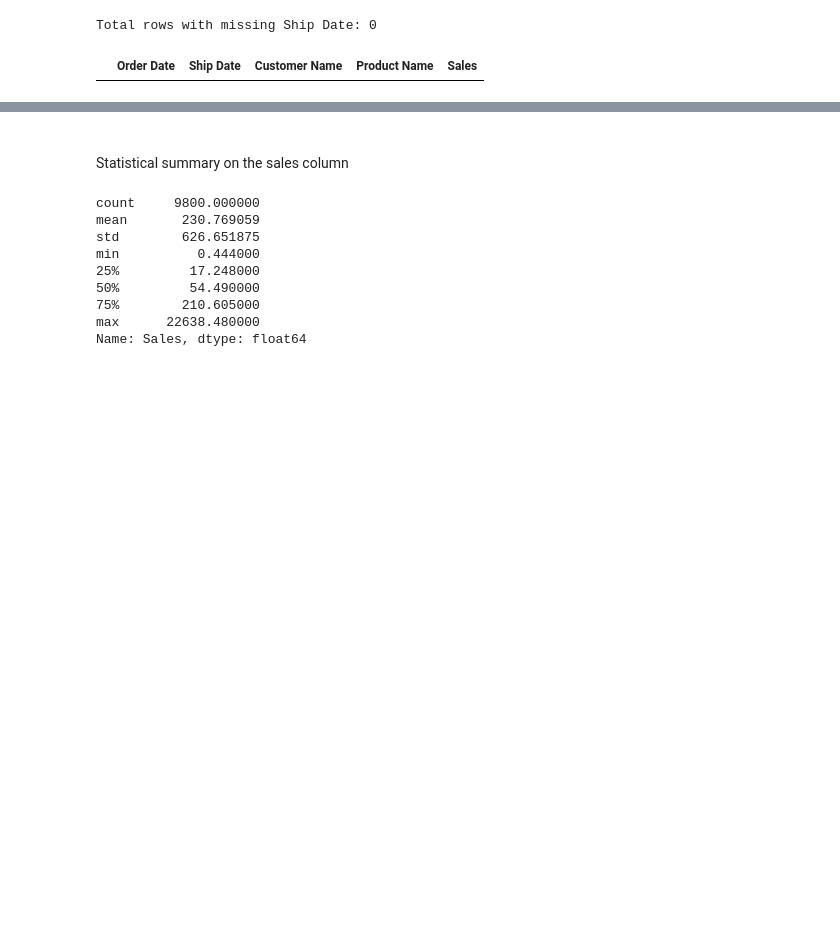
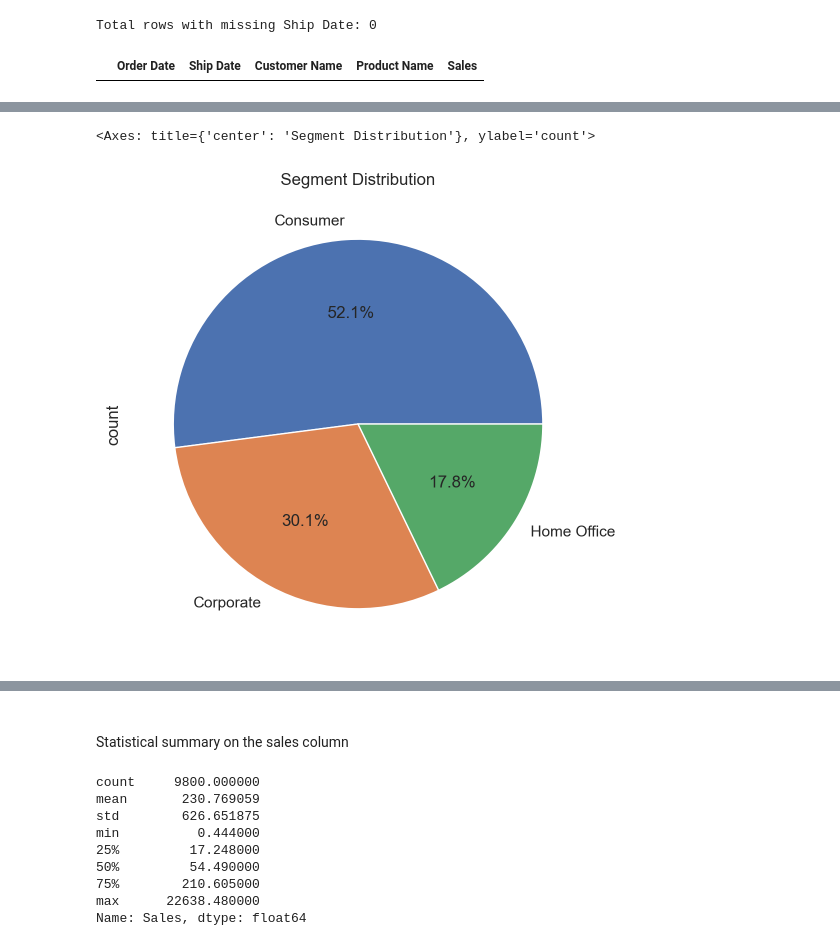
Before and after one commit to GichukiEdwin/Python_Data, a Jupyter notebook: notebooks/superstoresales.ipynb, the cells around one changed output, grey strips where cells are left out. Cells and saved outputs as stored; diff of their text form; code cells hidden in the pictures; blank space fills up the shorter version.

```diff
--- a/notebooks/superstoresales.ipynb
+++ b/notebooks/superstoresales.ipynb
@@ -138,0 +268,5 @@ display(missing_df[['Order Date', 'Ship Date', 'Customer Name', 'Product Name',
+# %%
+df['Segment'].value_counts().plot(kind='pie', autopct='%1.1f%%', figsize=(6, 6), title='Segment Distribution')
+# %% [output]
+<Axes: title={'center': 'Segment Distribution'}, ylabel='count'>
+[figure, added]
```
Also changed, not shown: parts of 24 cells of this notebook.
